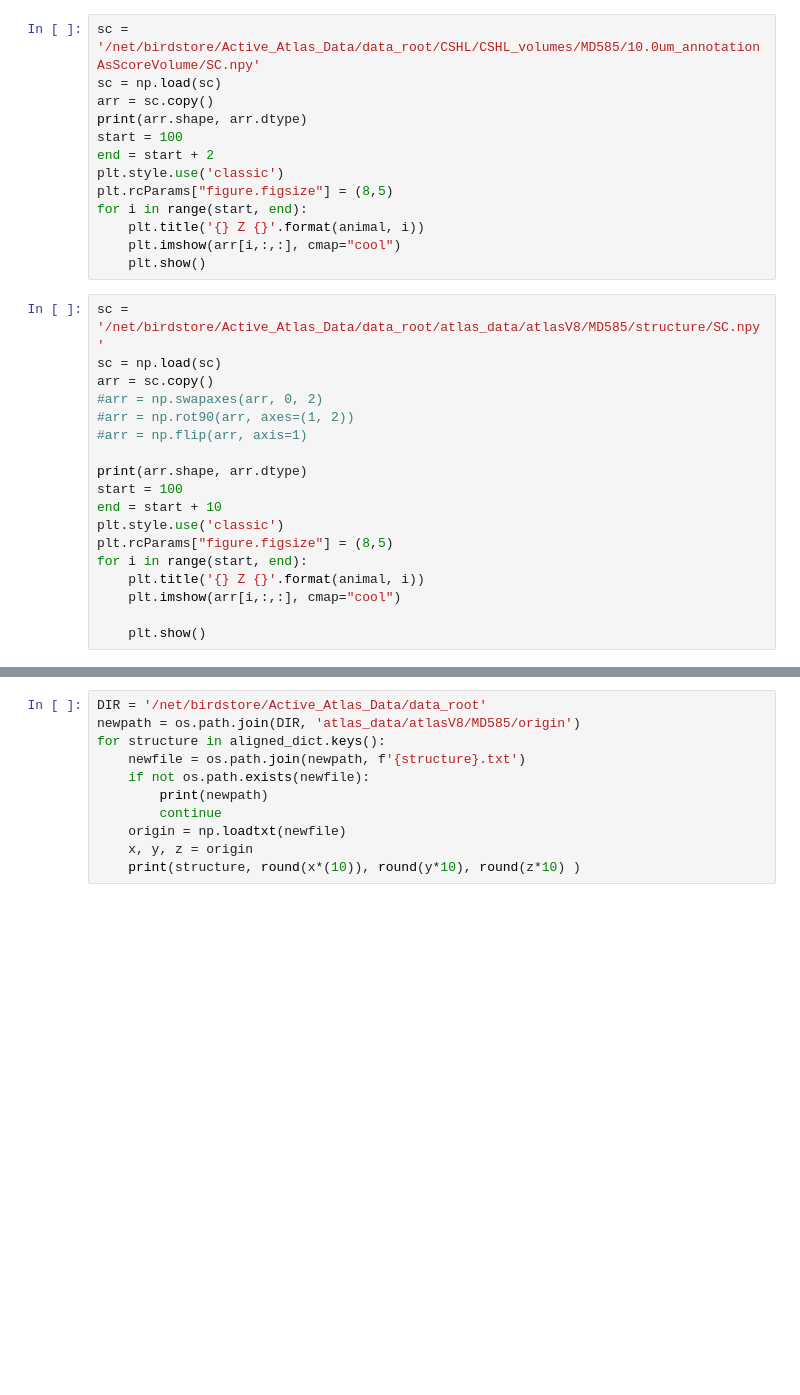
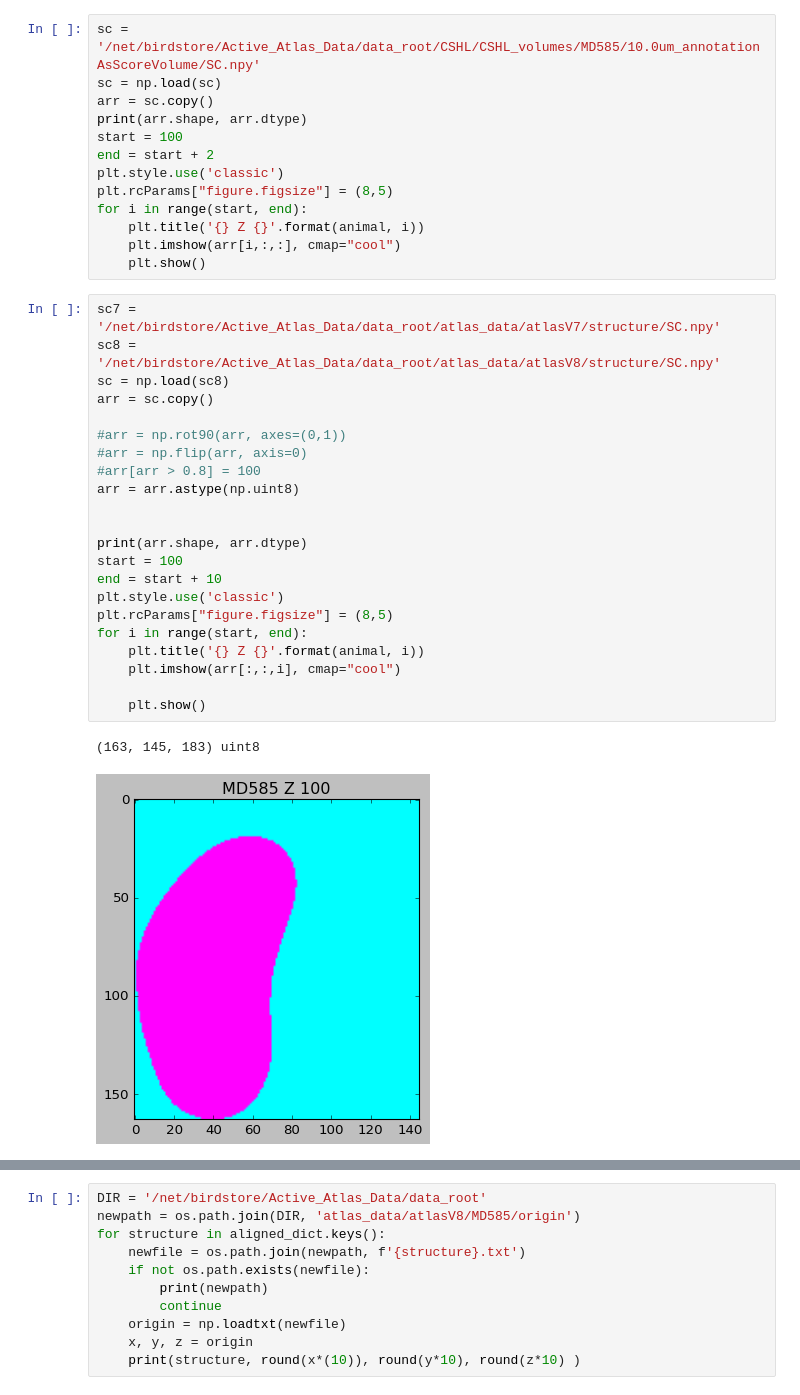
Before and after one commit to ActiveBrainAtlas2/preprocessing-pipeline, a Jupyter notebook: notebooks/draw_aligned_points_on_image.ipynb, the cells around one changed output, grey strips where cells are left out. Drawn from its saved outputs; the diff is of its cells as text; blank space fills up the shorter version.

```diff
--- a/notebooks/draw_aligned_points_on_image.ipynb
+++ b/notebooks/draw_aligned_points_on_image.ipynb
@@ -216,20 +216,27 @@ for i in range(start, end):
     plt.imshow(arr[i,:,:], cmap="cool")
     plt.show()
 # %%
-sc = '/net/birdstore/Active_Atlas_Data/data_root/atlas_data/atlasV8/MD585/structure/SC.npy'
-sc = np.load(sc)
+sc7 = '/net/birdstore/Active_Atlas_Data/data_root/atlas_data/atlasV7/structure/SC.npy'
+sc8 = '/net/birdstore/Active_Atlas_Data/data_root/atlas_data/atlasV8/structure/SC.npy'
+sc = np.load(sc8)
 arr = sc.copy()
-#arr = np.swapaxes(arr, 0, 2)
-#arr = np.rot90(arr, axes=(1, 2))
-#arr = np.flip(arr, axis=1)
+
+#arr = np.rot90(arr, axes=(0,1))
+#arr = np.flip(arr, axis=0)
+#arr[arr > 0.8] = 100
+arr = arr.astype(np.uint8)
+
 
 print(arr.shape, arr.dtype)
 start = 100
 end = start + 10
 plt.style.use('classic')
 plt.rcParams["figure.figsize"] = (8,5)
 for i in range(start, end):
     plt.title('{} Z {}'.format(animal, i))
-    plt.imshow(arr[i,:,:], cmap="cool")
+    plt.imshow(arr[:,:,i], cmap="cool")
 
     plt.show()
+# %% [output]
+(163, 145, 183) uint8
+[figure, added]
```
Also changed, not shown: parts of 3 cells of this notebook, 2 other files.
